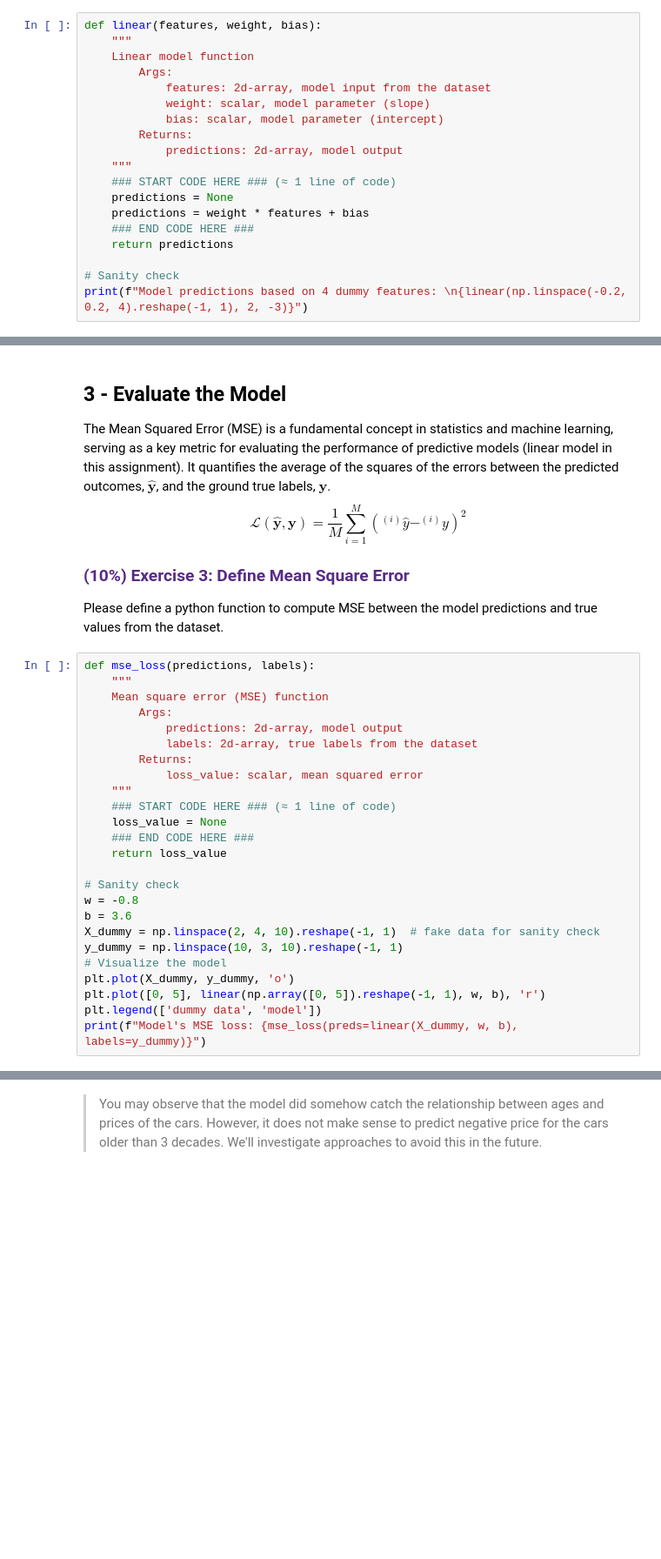
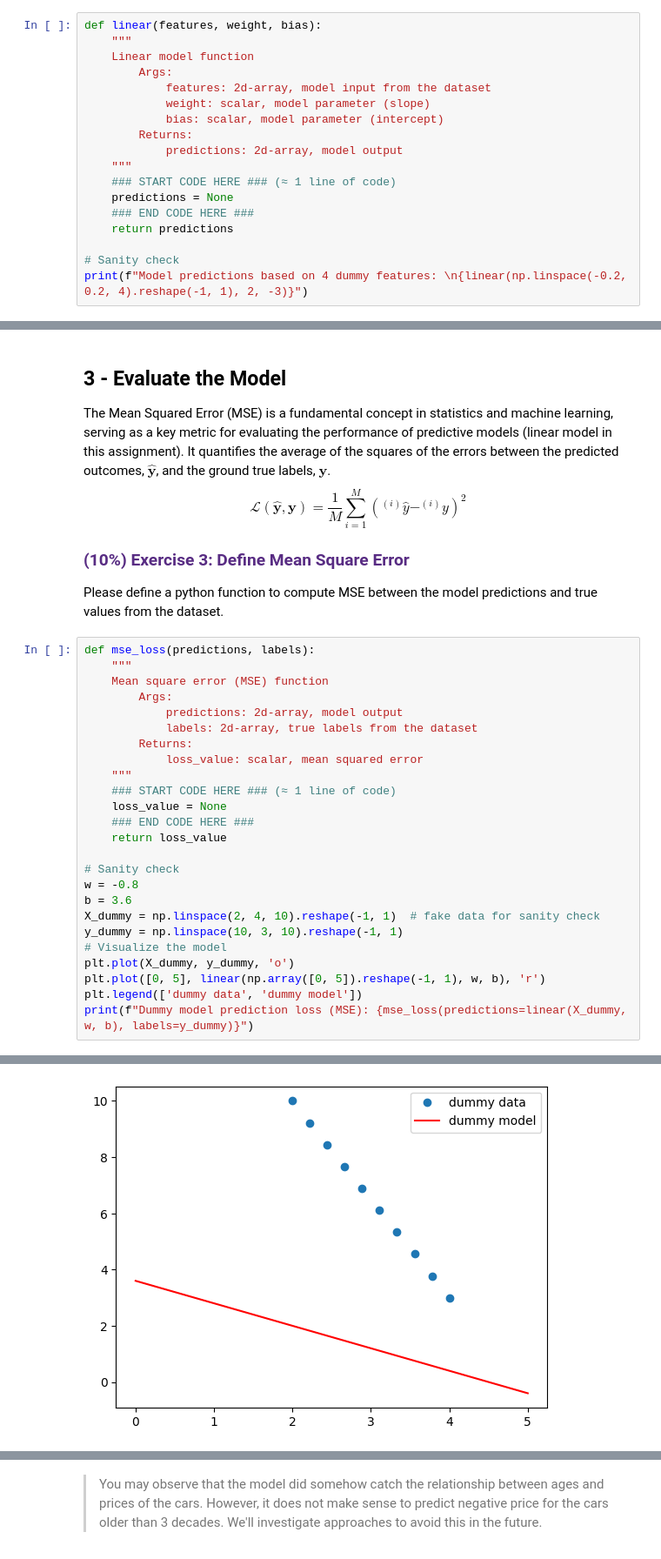
Before and after one commit to linzhangUCA/3321tpl-linear_model, a Jupyter notebook: linear_model.ipynb, the cells around one changed output, grey strips where cells are left out. Shown at 87% size. Cells and saved outputs as stored; diff of their text form; blank space fills up the shorter version.

```diff
--- a/linear_model.ipynb
+++ b/linear_model.ipynb
@@ -161,7 +159,6 @@ def linear(features, weight, bias):
     """
     ### START CODE HERE ### (≈ 1 line of code)
     predictions = None
-    predictions = weight * features + bias
     ### END CODE HERE ###
     return predictions
 
@@ -214,5 +211,6 @@ y_dummy = np.linspace(10, 3, 10).reshape(-1, 1)
 # Visualize the model
 plt.plot(X_dummy, y_dummy, 'o')
 plt.plot([0, 5], linear(np.array([0, 5]).reshape(-1, 1), w, b), 'r')
-plt.legend(['dummy data', 'model'])
-print(f"Model's MSE loss: {mse_loss(preds=linear(X_dummy, w, b), labels=y_dummy)}")
+plt.legend(['dummy data', 'dummy model'])
+print(f"Dummy model prediction loss (MSE): {mse_loss(predictions=linear(X_dummy, w, b), labels=y_dummy)}")
+# %% [output]
@@ -219,3 +218,4 @@ print(f"Model's MSE loss: {mse_loss(preds=linear(X_dummy, w, b), labels=y_dummy)
+[figure, added]
 # %% [markdown]
 **Expected Output**:
 >
```
Also changed, not shown: parts of 13 cells of this notebook.
